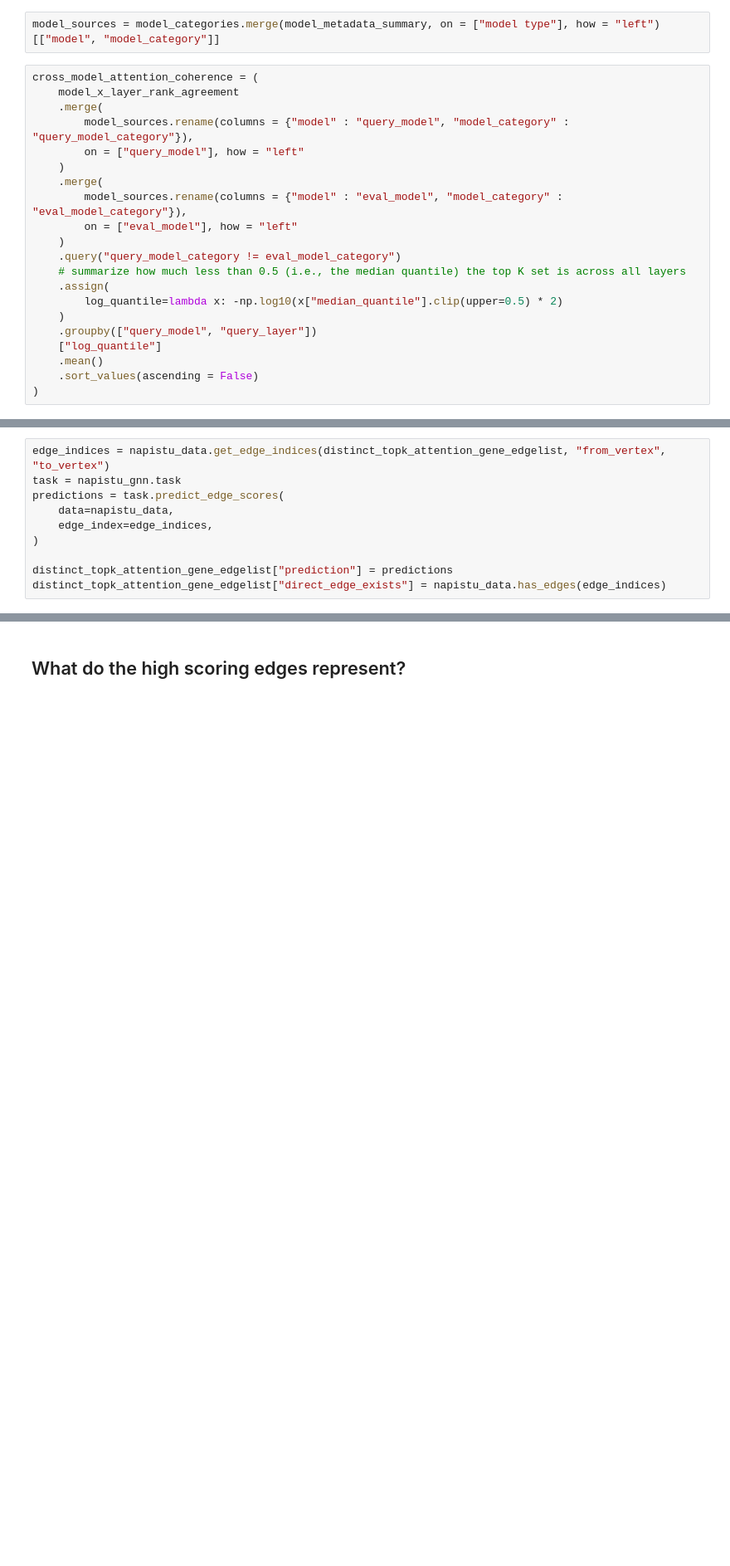
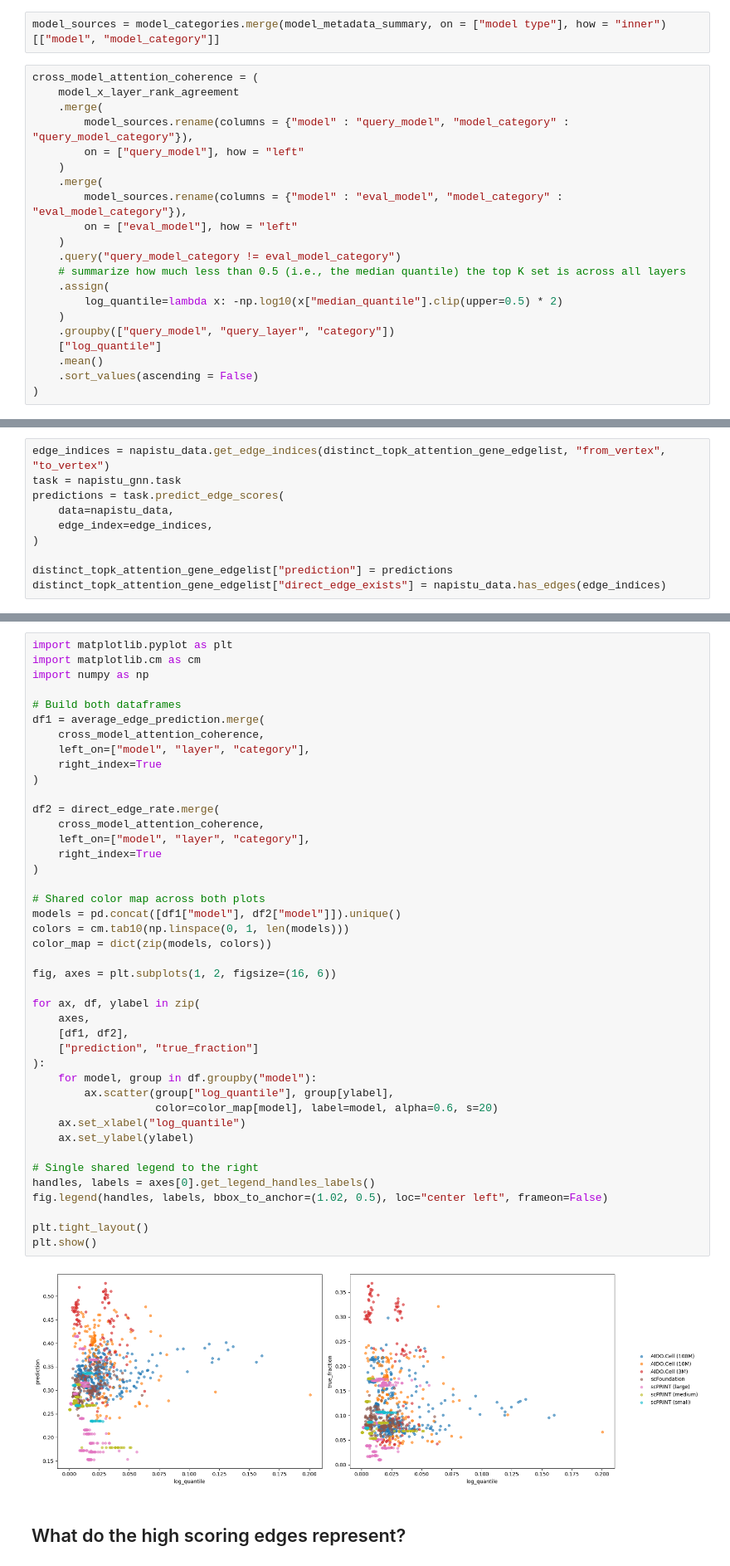
Before and after one commit to napistu/napistu-scrapyard, a Jupyter notebook: applications/foundation_models/compare_embeddings.ipynb, the cells around one changed output, grey strips where cells are left out. Shown at 83% size. Drawn from its saved outputs; the diff is of its cells as text; blank space fills up the shorter version.

```diff
--- a/applications/foundation_models/compare_embeddings.ipynb
+++ b/applications/foundation_models/compare_embeddings.ipynb
@@ -702,5 +727,5 @@ model_metadata_summary = model_comparison_metadata["model_metadata_summary"]
 # %%
-model_sources = model_categories.merge(model_metadata_summary, on = ["model type"], how = "left")[["model", "model_category"]]
+model_sources = model_categories.merge(model_metadata_summary, on = ["model type"], how = "inner")[["model", "model_category"]]
 # %%
 cross_model_attention_coherence = (
     model_x_layer_rank_agreement
@@ -717,7 +742,7 @@ cross_model_attention_coherence = (
     .assign(
         log_quantile=lambda x: -np.log10(x["median_quantile"].clip(upper=0.5) * 2)
     )
-    .groupby(["query_model", "query_layer"])
+    .groupby(["query_model", "query_layer", "category"])
     ["log_quantile"]
     .mean()
     .sort_values(ascending = False)
@@ -1019,3 +1064,47 @@ fig, ax = plot_metric_by_layer(
+# %%
+import matplotlib.pyplot as plt
+import matplotlib.cm as cm
+import numpy as np
+
+# Build both dataframes
+df1 = average_edge_prediction.merge(
+    cross_model_attention_coherence,
+    left_on=["model", "layer", "category"],
+    right_index=True
+)
+
+df2 = direct_edge_rate.merge(
+    cross_model_attention_coherence,
+    left_on=["model", "layer", "category"],
+    right_index=True
+)
+
+# Shared color map across both plots
+models = pd.concat([df1["model"], df2["model"]]).unique()
+colors = cm.tab10(np.linspace(0, 1, len(models)))
+color_map = dict(zip(models, colors))
+
+fig, axes = plt.subplots(1, 2, figsize=(16, 6))
+
+for ax, df, ylabel in zip(
+    axes,
+    [df1, df2],
+    ["prediction", "true_fraction"]
+):
+    for model, group in df.groupby("model"):
+        ax.scatter(group["log_quantile"], group[ylabel],
+                   color=color_map[model], label=model, alpha=0.6, s=20)
+    ax.set_xlabel("log_quantile")
+    ax.set_ylabel(ylabel)
+
+# Single shared legend to the right
+handles, labels = axes[0].get_legend_handles_labels()
+fig.legend(handles, labels, bbox_to_anchor=(1.02, 0.5), loc="center left", frameon=False)
+
+plt.tight_layout()
+plt.show()
+# %% [output]
+[figure, added]
 # %% [markdown]
 ## What do the high scoring edges represent?
 # %%
```
Also changed, not shown: parts of 15 cells of this notebook.
